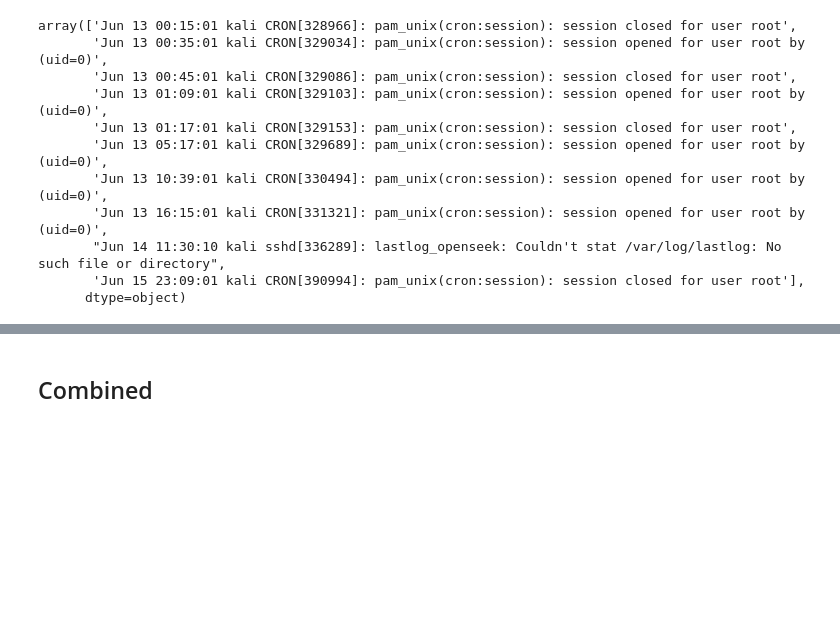
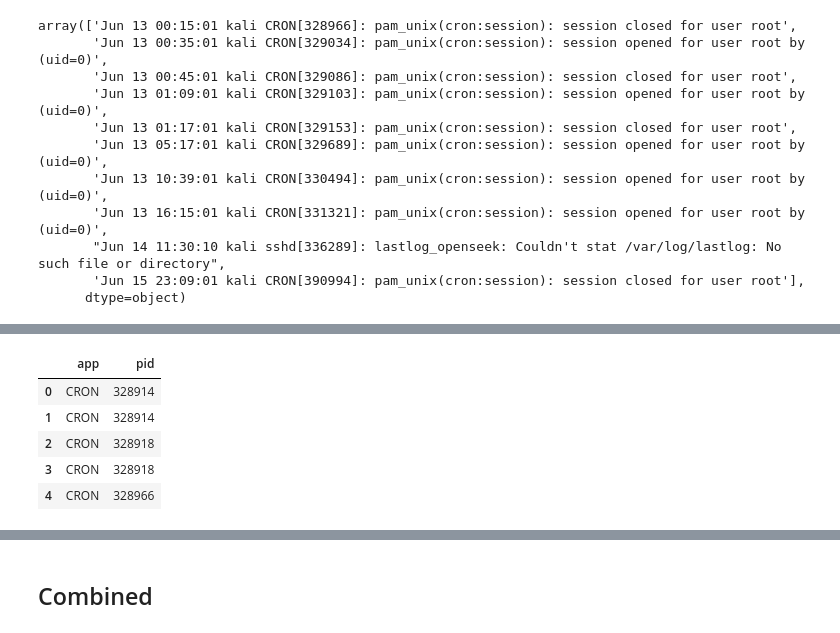
Before and after one commit to birbarino/Data-Analytics-Capstone, a Jupyter notebook: wrangling/wrangle.ipynb, the cells around one changed output, grey strips where cells are left out. Cells and saved outputs as stored; diff of their text form; code cells hidden in the pictures; blank space fills up the shorter version.

```diff
--- a/wrangling/wrangle.ipynb
+++ b/wrangling/wrangle.ipynb
@@ -213,0 +251,9 @@ Name: provider, Length: 89209, dtype: object
+# %%
+tmp.head()
+# %% [output]
+|  | app | pid |
+| 0 | CRON | 328914 |
+| 1 | CRON | 328914 |
+| 2 | CRON | 328918 |
+| 3 | CRON | 328918 |
+| 4 | CRON | 328966 |
```
Also changed, not shown: parts of 30 cells of this notebook, 2 other files.
